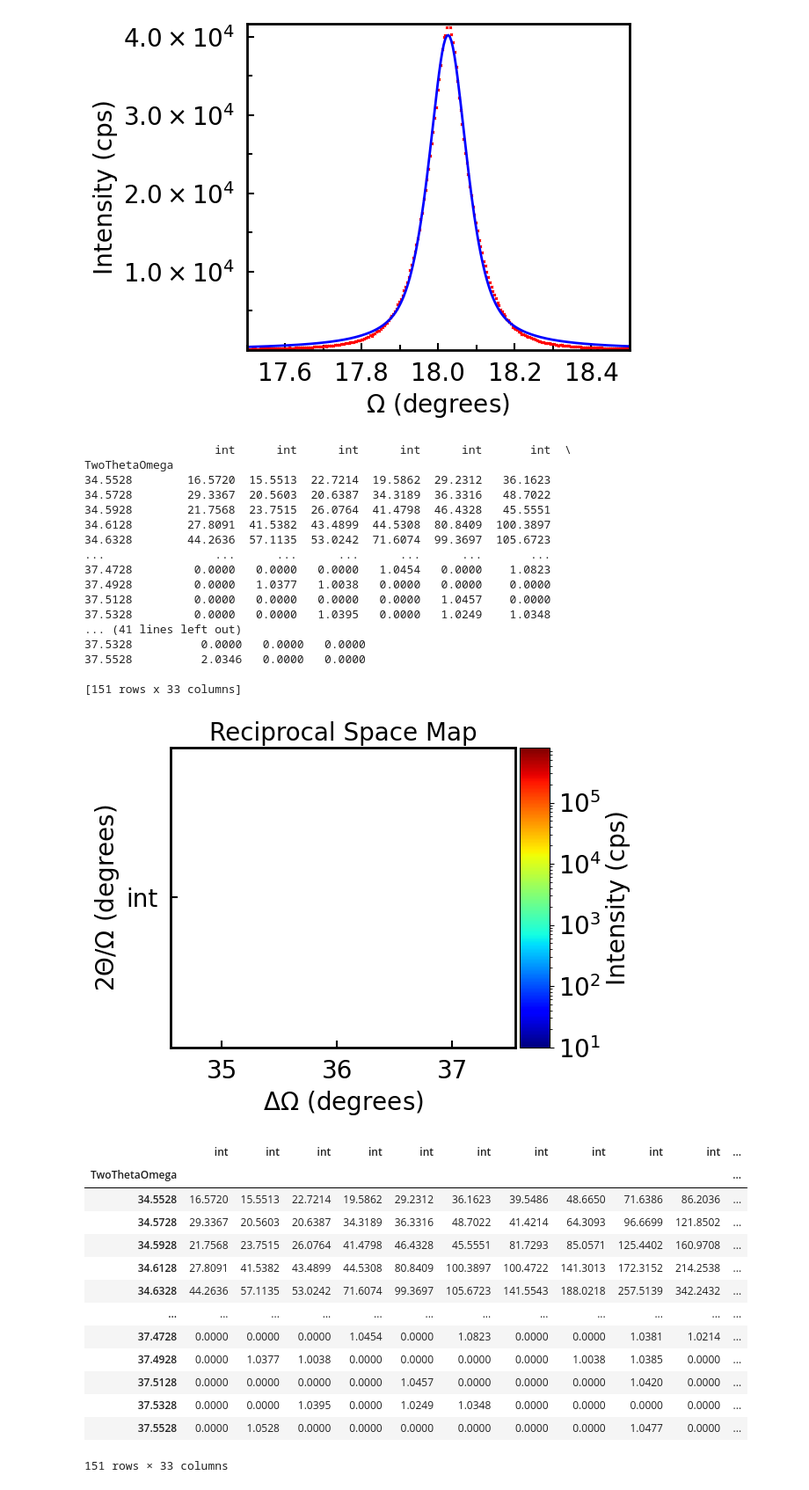
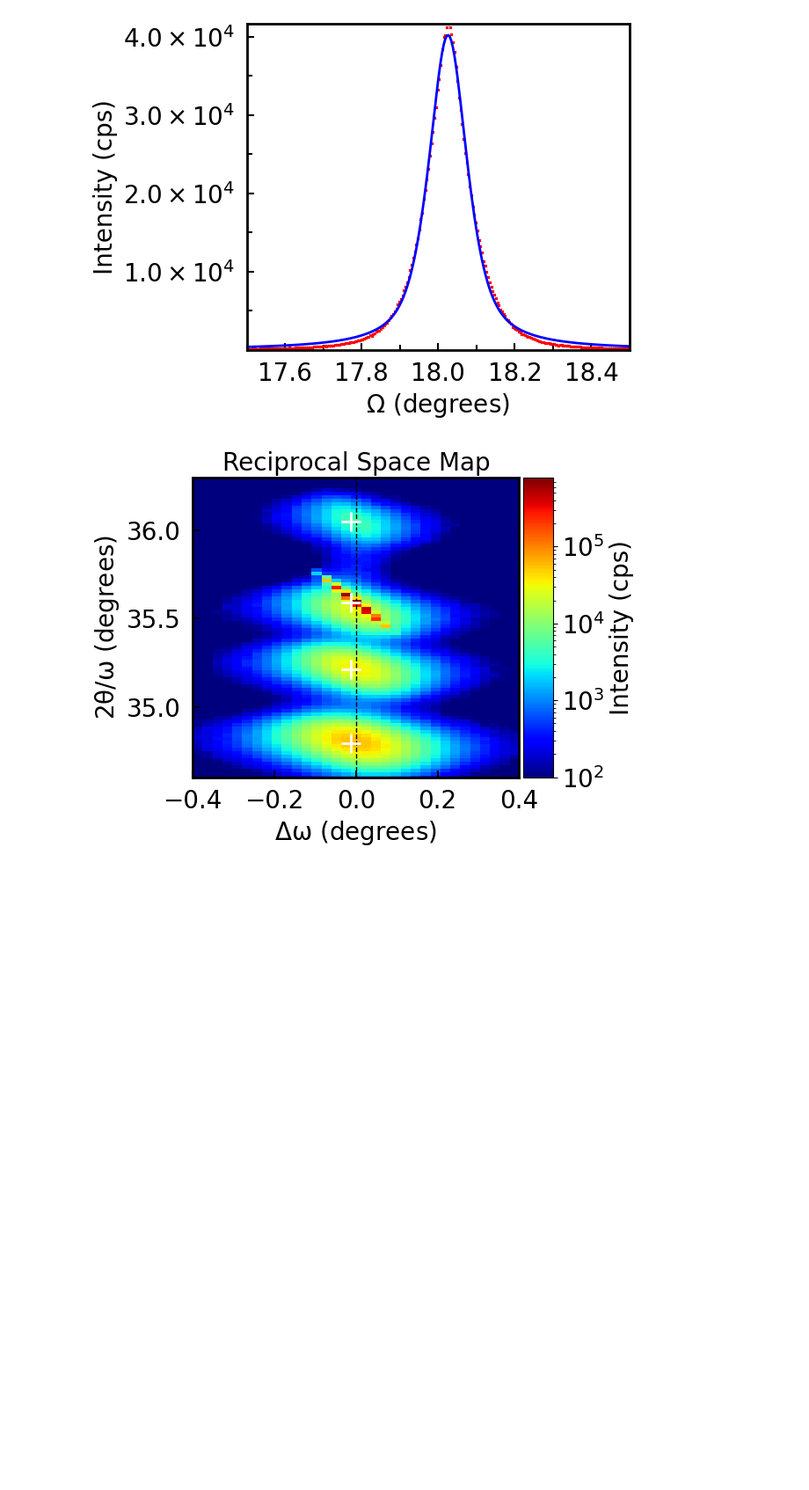
Before and after one commit to josefmtd/rigaku_smartlab, a Jupyter notebook: notebooks/1-JS-AlGaN_SiC_RSM.ipynb, the cells around one changed output. Shown at 88% size. Saved outputs shown, nothing was run; the diff lists cells and outputs as text; code cells hidden in the pictures; blank space fills up the shorter version.

Commit message:
Fixed wrong plots

```diff
--- a/notebooks/1-JS-AlGaN_SiC_RSM.ipynb
+++ b/notebooks/1-JS-AlGaN_SiC_RSM.ipynb
@@ -13,39 +13,10 @@ aln_fit = pseudo_voigt(
 Omega: 18.03, Two Theta: 36.05, Beta: 0.12
 [figure]
 # %%
-reciprocal_space_map(
+df = reciprocal_space_map(
     '../data/raw/RSM_AlGaN_on_SiC.ras',
+    threshold = 100, xlim = (-0.4, 0.4),
+    ylim = (34.6, 36.3)
 )
 # %% [output]
-                   int      int      int      int      int       int  \
-TwoThetaOmega
-34.5528        16.5720  15.5513  22.7214  19.5862  29.2312   36.1623
-34.5728        29.3367  20.5603  20.6387  34.3189  36.3316   48.7022
-34.5928        21.7568  23.7515  26.0764  41.4798  46.4328   45.5551
-34.6128        27.8091  41.5382  43.4899  44.5308  80.8409  100.3897
-34.6328        44.2636  57.1135  53.0242  71.6074  99.3697  105.6723
-...                ...      ...      ...      ...      ...       ...
-37.4728         0.0000   0.0000   0.0000   1.0454   0.0000    1.0823
-37.4928         0.0000   1.0377   1.0038   0.0000   0.0000    0.0000
-37.5128         0.0000   0.0000   0.0000   0.0000   1.0457    0.0000
-37.5328         0.0000   0.0000   1.0395   0.0000   1.0249    1.0348
-... (41 lines left out)
-37.5328          0.0000   0.0000   0.0000
-37.5528          2.0346   0.0000   0.0000
-
-[151 rows x 33 columns]
-[figure, old version]
+[figure, new version]
-|  | int | int | int | int | int | int | int | int | int | int | ... |
-| TwoThetaOmega |  |  |  |  |  |  |  |  |  |  | ... |
-| 34.5528 | 16.5720 | 15.5513 | 22.7214 | 19.5862 | 29.2312 | 36.1623 | 39.5486 | 48.6650 | 71.6386 | 86.2036 | ... |
-| 34.5728 | 29.3367 | 20.5603 | 20.6387 | 34.3189 | 36.3316 | 48.7022 | 41.4214 | 64.3093 | 96.6699 | 121.8502 | ... |
-| 34.5928 | 21.7568 | 23.7515 | 26.0764 | 41.4798 | 46.4328 | 45.5551 | 81.7293 | 85.0571 | 125.4402 | 160.9708 | ... |
-| 34.6128 | 27.8091 | 41.5382 | 43.4899 | 44.5308 | 80.8409 | 100.3897 | 100.4722 | 141.3013 | 172.3152 | 214.2538 | ... |
-| 34.6328 | 44.2636 | 57.1135 | 53.0242 | 71.6074 | 99.3697 | 105.6723 | 141.5543 | 188.0218 | 257.5139 | 342.2432 | ... |
-| ... | ... | ... | ... | ... | ... | ... | ... | ... | ... | ... | ... |
-| 37.4728 | 0.0000 | 0.0000 | 0.0000 | 1.0454 | 0.0000 | 1.0823 | 0.0000 | 0.0000 | 1.0381 | 1.0214 | ... |
-| 37.4928 | 0.0000 | 1.0377 | 1.0038 | 0.0000 | 0.0000 | 0.0000 | 0.0000 | 1.0038 | 1.0385 | 0.0000 | ... |
-| 37.5128 | 0.0000 | 0.0000 | 0.0000 | 0.0000 | 1.0457 | 0.0000 | 0.0000 | 0.0000 | 1.0420 | 0.0000 | ... |
-| 37.5328 | 0.0000 | 0.0000 | 1.0395 | 0.0000 | 1.0249 | 1.0348 | 0.0000 | 0.0000 | 0.0000 | 0.0000 | ... |
-| 37.5528 | 0.0000 | 1.0528 | 0.0000 | 0.0000 | 0.0000 | 0.0000 | 0.0000 | 0.0000 | 1.0477 | 0.0000 | ... |
-151 rows × 33 columns
```
